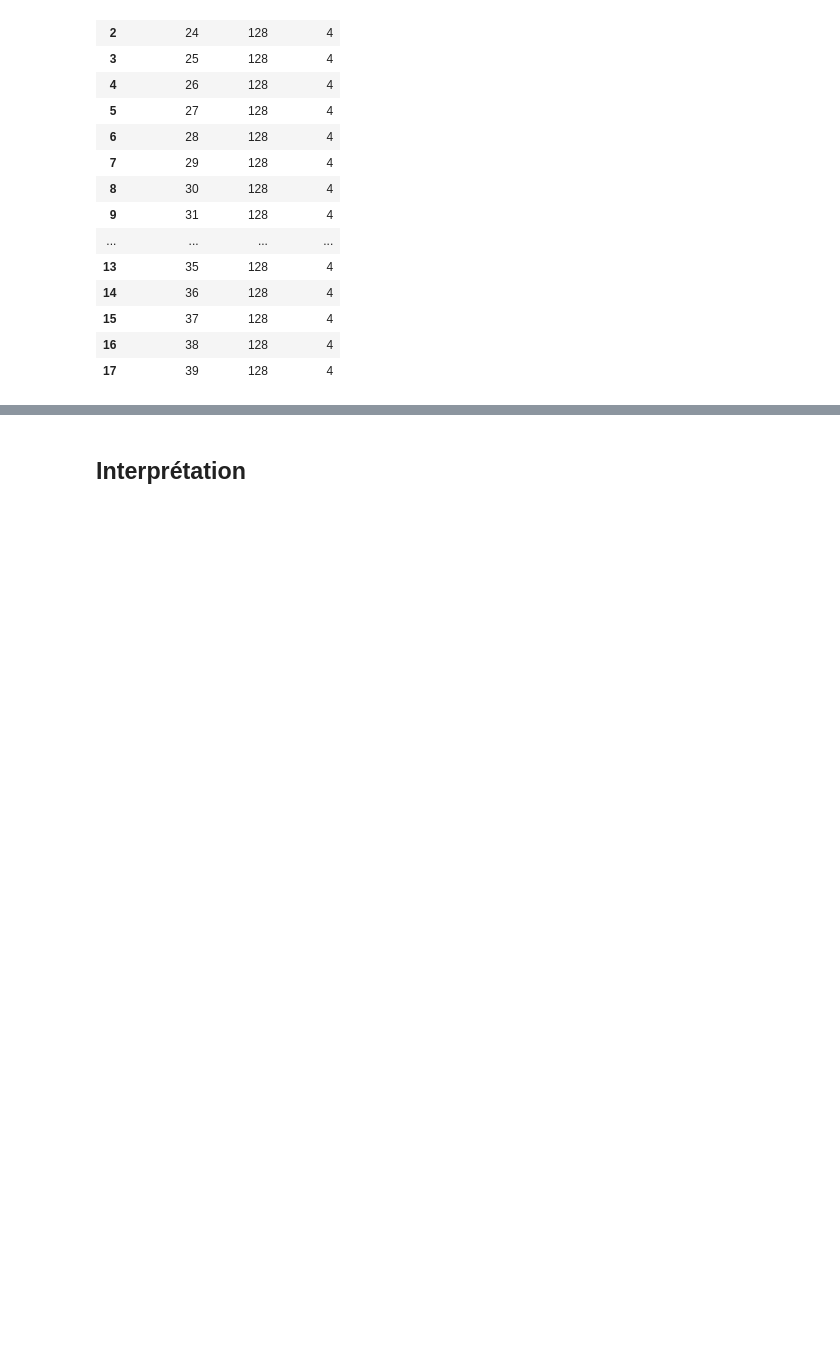
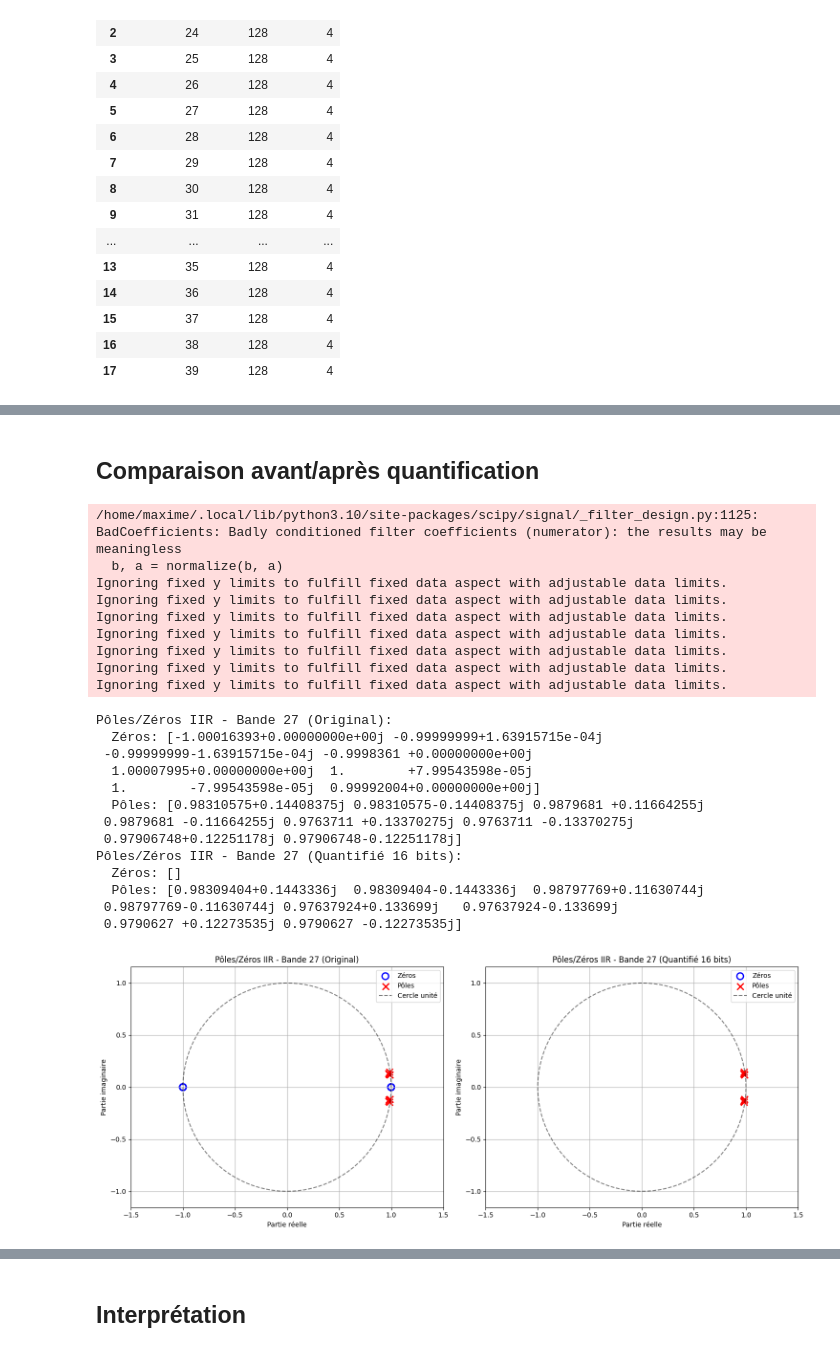
Before and after one commit to Sawlyer/SIR, a Jupyter notebook: design_filters_1_3_octave.ipynb, the cells around one changed output, grey strips where cells are left out. Saved outputs shown, nothing was run; the diff lists cells and outputs as text; code cells hidden in the pictures; blank space fills up the shorter version.

Commit message:
Poles et Zéros + Vérification standard + guess ordre du filtre

```diff
--- a/design_filters_1_3_octave.ipynb
+++ b/design_filters_1_3_octave.ipynb
@@ -304,3 +306,77 @@ plt.show()
+# %% [markdown]
+## Comparaison avant/après quantification
+# %%
+k = 5  # bande 27
+sos_orig = filters_IIR[k]
+
+# Quantification
+wl = 16
+sos_q = sos_orig.copy()
+sos_q[:, :3] = quantize(sos_orig[:, :3], wl, integer_bits=3)
+sos_q[:, 4:] = quantize(sos_orig[:, 4:], wl, integer_bits=3)
+sos_q[:, 3] = 1.0
+
+# Fonction pour plotter pôles/zéros
+def plot_pz(sos, title, subplot_pos):
+    # Convertir SOS en fonction de transfert
+    b, a = sos2tf(sos)
+    z, p, k = tf2zpk(b, a)
+
+    print(f"{title}:")
+    print(f"  Zéros: {z}")
+    print(f"  Pôles: {p}")
+
+    plt.subplot(1, 2, subplot_pos)
+    plt.scatter(np.real(z), np.imag(z), marker='o', s=100, facecolors='none', edgecolors='b', linewidth=2, label='Zéros')
+    plt.scatter(np.real(p), np.imag(p), marker='x', s=100, color='r', linewidth=2, label='Pôles')
+
+    # Cercle unité
+    theta = np.linspace(0, 2*np.pi, 100)
+    plt.plot(np.cos(theta), np.sin(theta), 'k--', alpha=0.5, label='Cercle unité')
+
+    plt.axis('equal')
+    plt.grid(True)
+    plt.title(title)
+    plt.xlabel('Partie réelle')
+    plt.ylabel('Partie imaginaire')
+    plt.legend()
+    plt.xlim([-1.5, 1.5])
+    plt.ylim([-1.5, 1.5])
+
+plt.figure(figsize=(15, 6))
+
+# Avant quantification
+plot_pz(sos_orig, f'Pôles/Zéros IIR - Bande {bands[k]} (Original)', 1)
+
+# Après quantification
+plot_pz(sos_q, f'Pôles/Zéros IIR - Bande {bands[k]} (Quantifié {wl} bits)', 2)
+
+plt.tight_layout()
+plt.show()
+# %% [output]
+/home/maxime/.local/lib/python3.10/site-packages/scipy/signal/_filter_design.py:1125: BadCoefficients: Badly conditioned filter coefficients (numerator): the results may be meaningless
+  b, a = normalize(b, a)
+Ignoring fixed y limits to fulfill fixed data aspect with adjustable data limits.
+Ignoring fixed y limits to fulfill fixed data aspect with adjustable data limits.
+Ignoring fixed y limits to fulfill fixed data aspect with adjustable data limits.
+Ignoring fixed y limits to fulfill fixed data aspect with adjustable data limits.
+Ignoring fixed y limits to fulfill fixed data aspect with adjustable data limits.
+Ignoring fixed y limits to fulfill fixed data aspect with adjustable data limits.
+Ignoring fixed y limits to fulfill fixed data aspect with adjustable data limits.
+Pôles/Zéros IIR - Bande 27 (Original):
+  Zéros: [-1.00016393+0.00000000e+00j -0.99999999+1.63915715e-04j
+ -0.99999999-1.63915715e-04j -0.9998361 +0.00000000e+00j
+  1.00007995+0.00000000e+00j  1.        +7.99543598e-05j
+  1.        -7.99543598e-05j  0.99992004+0.00000000e+00j]
+  Pôles: [0.98310575+0.14408375j 0.98310575-0.14408375j 0.9879681 +0.11664255j
+ 0.9879681 -0.11664255j 0.9763711 +0.13370275j 0.9763711 -0.13370275j
+ 0.97906748+0.12251178j 0.97906748-0.12251178j]
+Pôles/Zéros IIR - Bande 27 (Quantifié 16 bits):
+  Zéros: []
+  Pôles: [0.98309404+0.1443336j  0.98309404-0.1443336j  0.98797769+0.11630744j
+ 0.98797769-0.11630744j 0.97637924+0.133699j   0.97637924-0.133699j
+ 0.9790627 +0.12273535j 0.9790627 -0.12273535j]
+[figure, added]
 # %%
 # Comparaison originale vs quantifiée
 wl = 27
```
Also changed, not shown: parts of 14 cells of this notebook.
